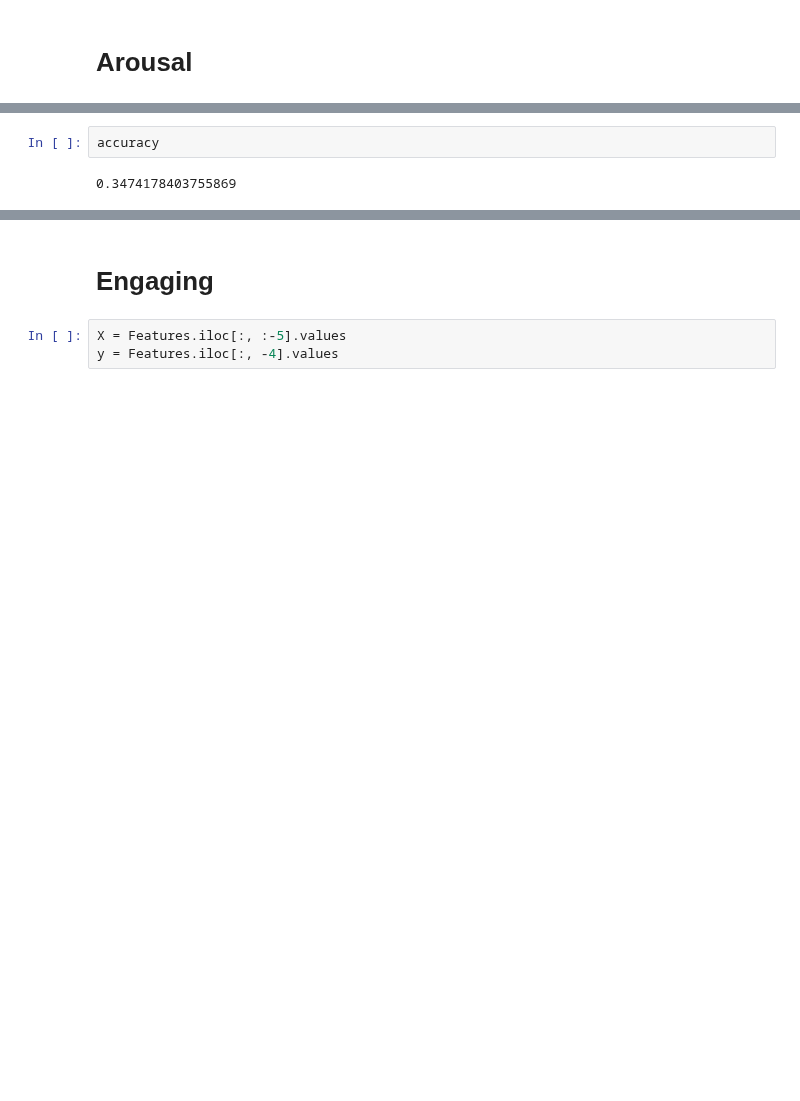
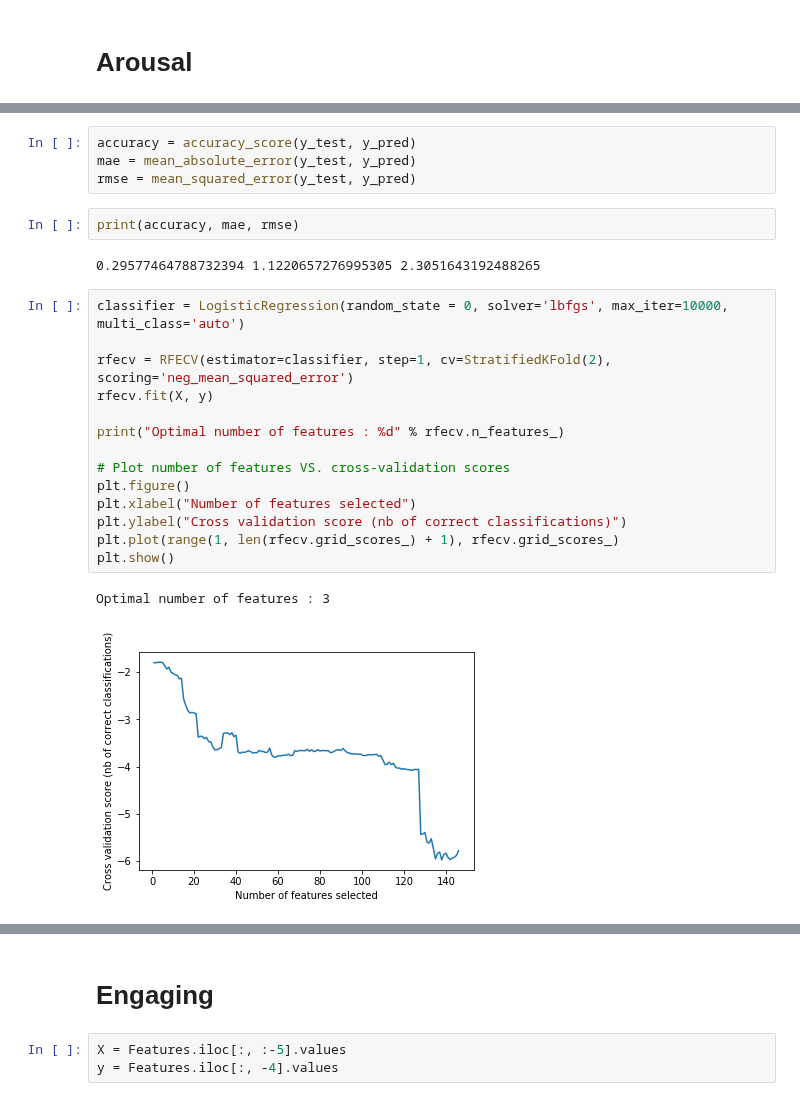
Before and after one commit to Didanny/EECE-499-Emotion-Recognition, a Jupyter notebook: Python Code/Logistic_Regression_Models.ipynb, the cells around one changed output, grey strips where cells are left out. Saved outputs shown, nothing was run; the diff lists cells and outputs as text; blank space fills up the shorter version.

Commit message:
Change metric to rmse

```diff
--- a/Python Code/Logistic_Regression_Models.ipynb
+++ b/Python Code/Logistic_Regression_Models.ipynb
@@ -124,4 +58,25 @@ array([[ 0,  0,  0,  0,  2,  0,  0],
-# %%
-accuracy
-# %% [output]
-0.3474178403755869
+# %%
+accuracy = accuracy_score(y_test, y_pred)
+mae = mean_absolute_error(y_test, y_pred)
+rmse = mean_squared_error(y_test, y_pred)
+# %%
+print(accuracy, mae, rmse)
+# %% [output]
+0.29577464788732394 1.1220657276995305 2.3051643192488265
+# %%
+classifier = LogisticRegression(random_state = 0, solver='lbfgs', max_iter=10000, multi_class='auto')
+
+rfecv = RFECV(estimator=classifier, step=1, cv=StratifiedKFold(2), scoring='neg_mean_squared_error')
+rfecv.fit(X, y)
+
+print("Optimal number of features : %d" % rfecv.n_features_)
+
+# Plot number of features VS. cross-validation scores
+plt.figure()
+plt.xlabel("Number of features selected")
+plt.ylabel("Cross validation score (nb of correct classifications)")
+plt.plot(range(1, len(rfecv.grid_scores_) + 1), rfecv.grid_scores_)
+plt.show()
+# %% [output]
+Optimal number of features : 3
+[figure, added]
```
Also changed, not shown: parts of 71 cells of this notebook.
